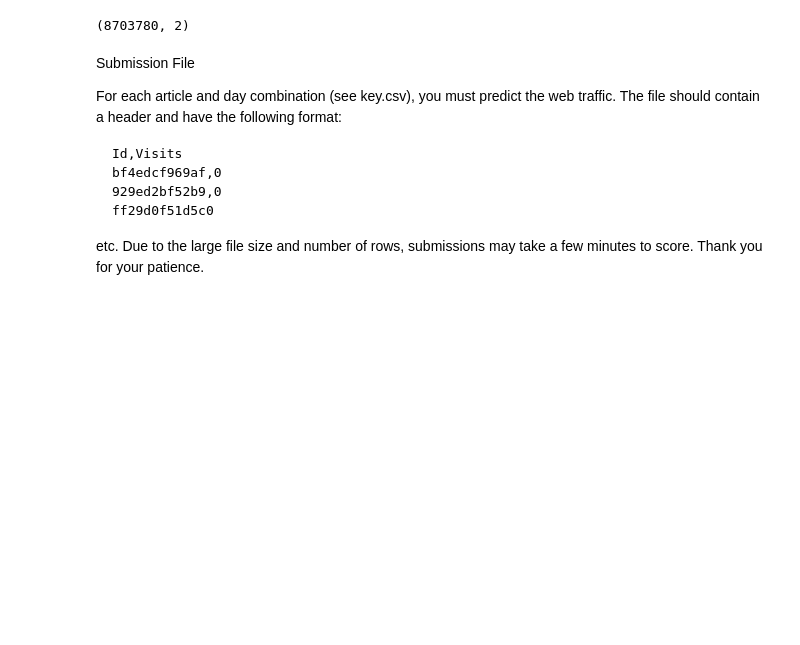
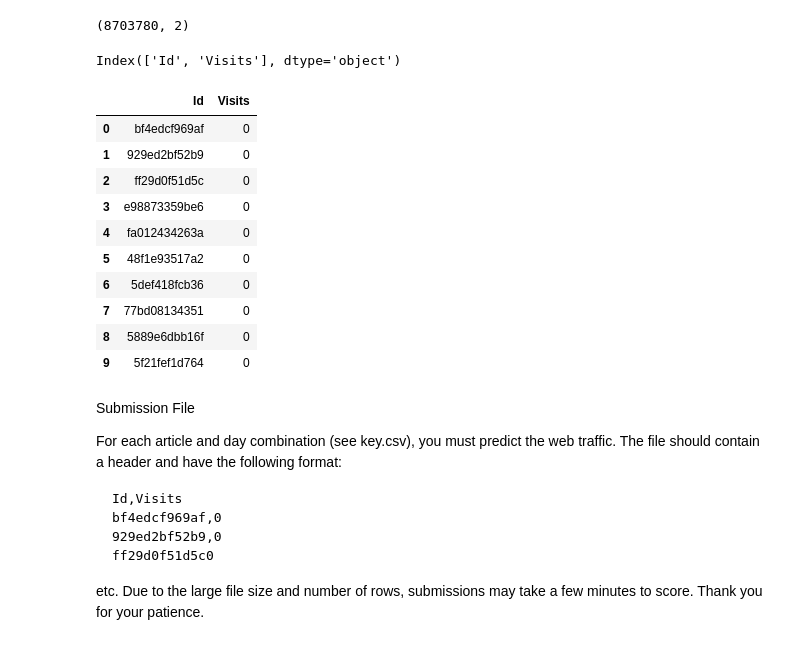
Before and after one commit to thepaulm/web-traffic-time-series-forecasting, a Jupyter notebook: Explore Data.ipynb, the cells around one changed output. Saved outputs shown, nothing was run; the diff lists cells and outputs as text; code cells hidden in the pictures; blank space fills up the shorter version.

```diff
--- a/Explore Data.ipynb
+++ b/Explore Data.ipynb
@@ -170,6 +170,24 @@ data.shape
 submission.shape
 # %% [output]
 (8703780, 2)
+# %%
+submission.columns
+# %% [output]
+Index(['Id', 'Visits'], dtype='object')
+# %%
+submission[:10]
+# %% [output]
+|  | Id | Visits |
+| 0 | bf4edcf969af | 0 |
+| 1 | 929ed2bf52b9 | 0 |
+| 2 | ff29d0f51d5c | 0 |
+| 3 | e98873359be6 | 0 |
+| 4 | fa012434263a | 0 |
+| 5 | 48f1e93517a2 | 0 |
+| 6 | 5def418fcb36 | 0 |
+| 7 | 77bd08134351 | 0 |
+| 8 | 5889e6dbb16f | 0 |
+| 9 | 5f21fef1d764 | 0 |
 # %% [markdown]
 Submission File
 
```
Also changed, not shown: parts of 6 cells of this notebook, 2 other files.
